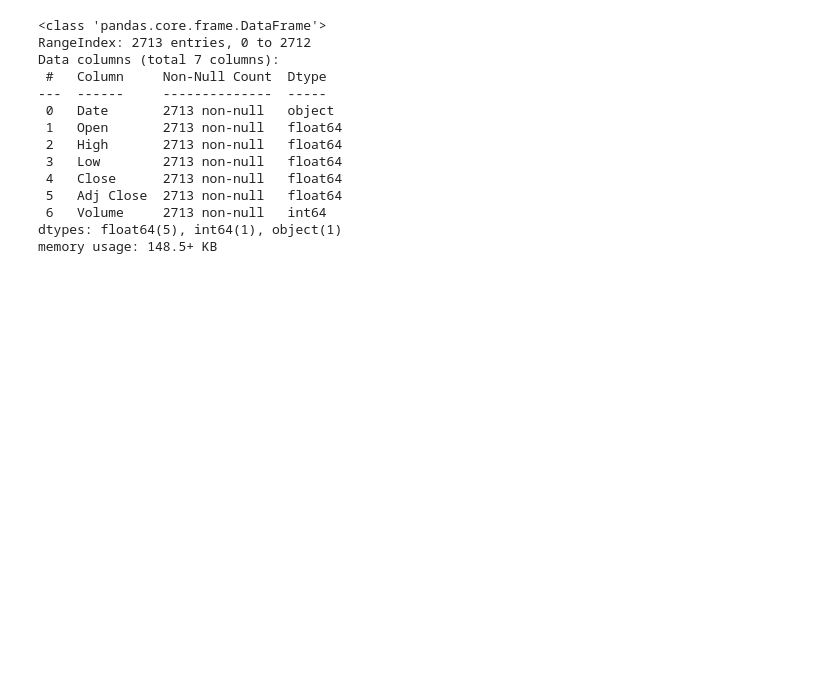
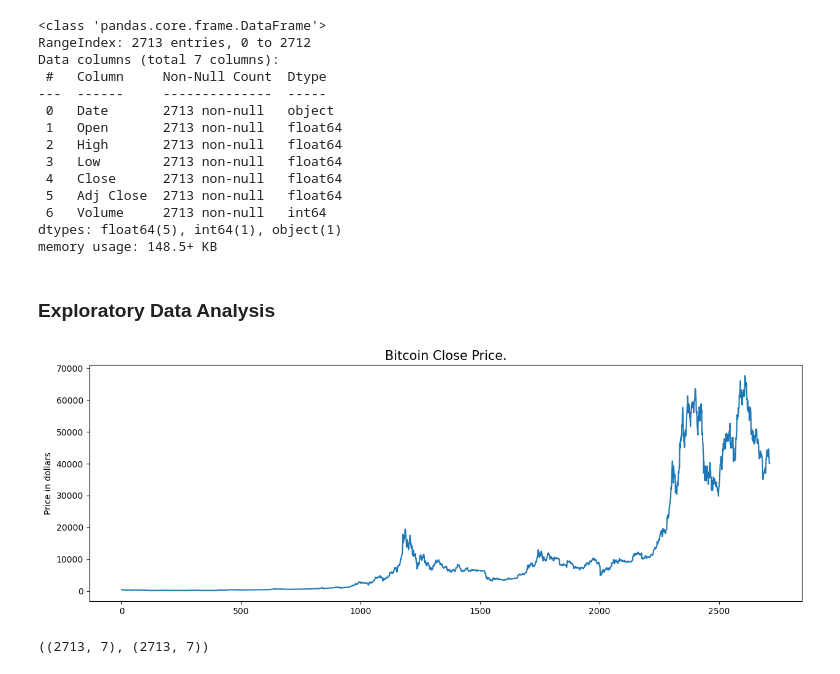
Before and after one commit to Bharadwaj-AP/AIML_Weekly_Project_Repo, a Jupyter notebook: Week-8/Week-8_Bitcoin_Value_Prediction.ipynb, the cells around one changed output. Saved outputs shown, nothing was run; the diff lists cells and outputs as text; code cells hidden in the pictures; blank space fills up the shorter version.

Commit message:
Exploratory data analysis

```diff
--- a/Week-8/Week-8_Bitcoin_Value_Prediction.ipynb
+++ b/Week-8/Week-8_Bitcoin_Value_Prediction.ipynb
@@ -60,3 +60,17 @@ Data columns (total 7 columns):
  6   Volume     2713 non-null   int64
 dtypes: float64(5), int64(1), object(1)
 memory usage: 148.5+ KB
+# %% [markdown]
+### Exploratory Data Analysis
+# %%
+plt.figure(figsize=(15,5))
+plt.plot(df['Close'])
+plt.title("Bitcoin Close Price.", fontsize = 15)
+plt.ylabel("Price in dollars")
+plt.show()
+# %% [output]
+[figure, added]
+# %%
+df[df['Close'] == df['Adj Close']].shape, df.shape
+# %% [output]
+((2713, 7), (2713, 7))
```
Also changed, not shown: parts of 3 cells of this notebook.
